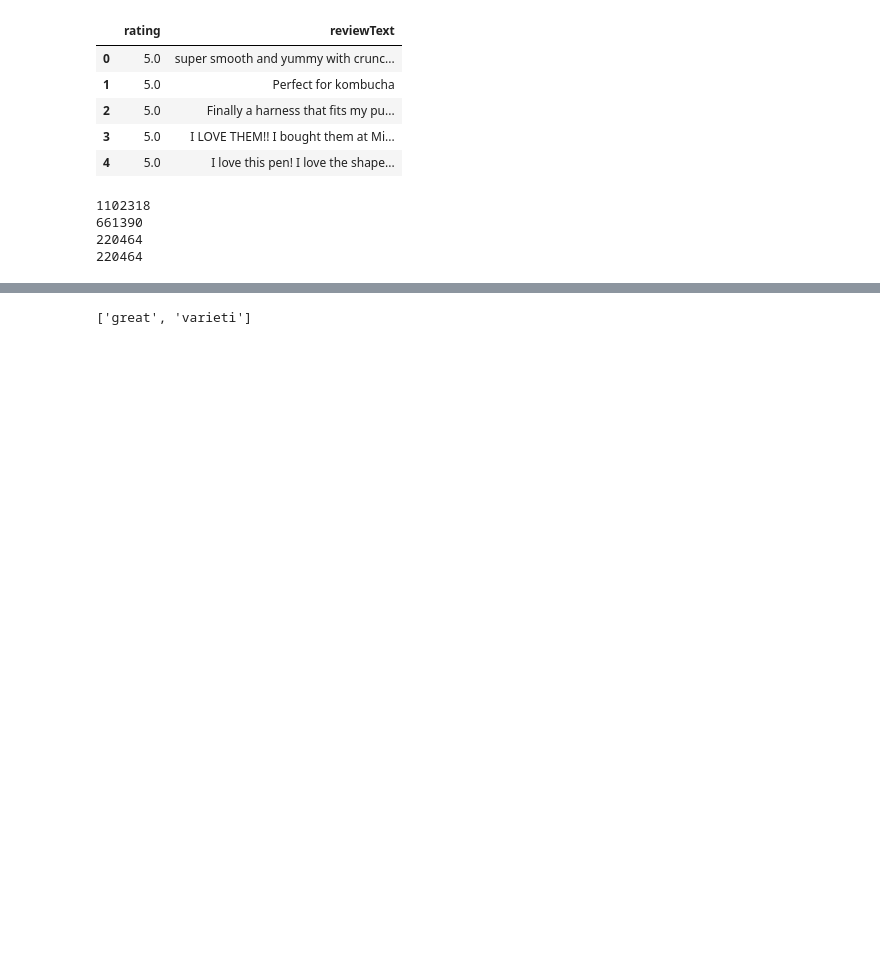
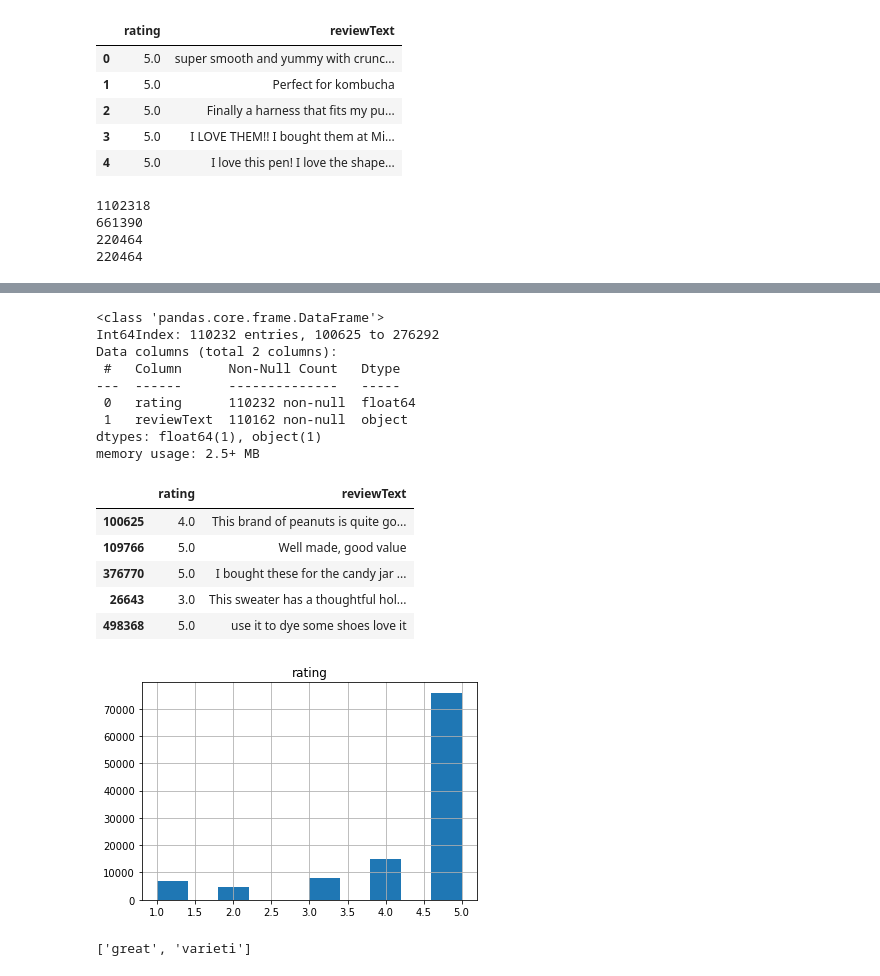
Before and after one commit to p-adrian05/NLP, a Jupyter notebook: NLP_beadando.ipynb, the cells around one changed output, grey strips where cells are left out. Cells and saved outputs as stored; diff of their text form; code cells hidden in the pictures; blank space fills up the shorter version.

```diff
--- a/NLP_beadando.ipynb
+++ b/NLP_beadando.ipynb
@@ -32,3 +74,24 @@ print(df_test.size)
+# %%
+df_test.info()
+df_test.hist()
+df_test.head()
+# %% [output]
+<class 'pandas.core.frame.DataFrame'>
+Int64Index: 110232 entries, 100625 to 276292
+Data columns (total 2 columns):
+ #   Column      Non-Null Count   Dtype
+---  ------      --------------   -----
+ 0   rating      110232 non-null  float64
+ 1   reviewText  110162 non-null  object
+dtypes: float64(1), object(1)
+memory usage: 2.5+ MB
+|  | rating | reviewText |
+| 100625 | 4.0 | This brand of peanuts is quite go... |
+| 109766 | 5.0 | Well made, good value |
+| 376770 | 5.0 | I bought these for the candy jar ... |
+| 26643 | 3.0 | This sweater has a thoughtful hol... |
+| 498368 | 5.0 | use it to dye some shoes love it |
+[figure, added]
 # %%
 import nltk
 from nltk.corpus import stopwords
```
Also changed, not shown: parts of 21 cells of this notebook.
